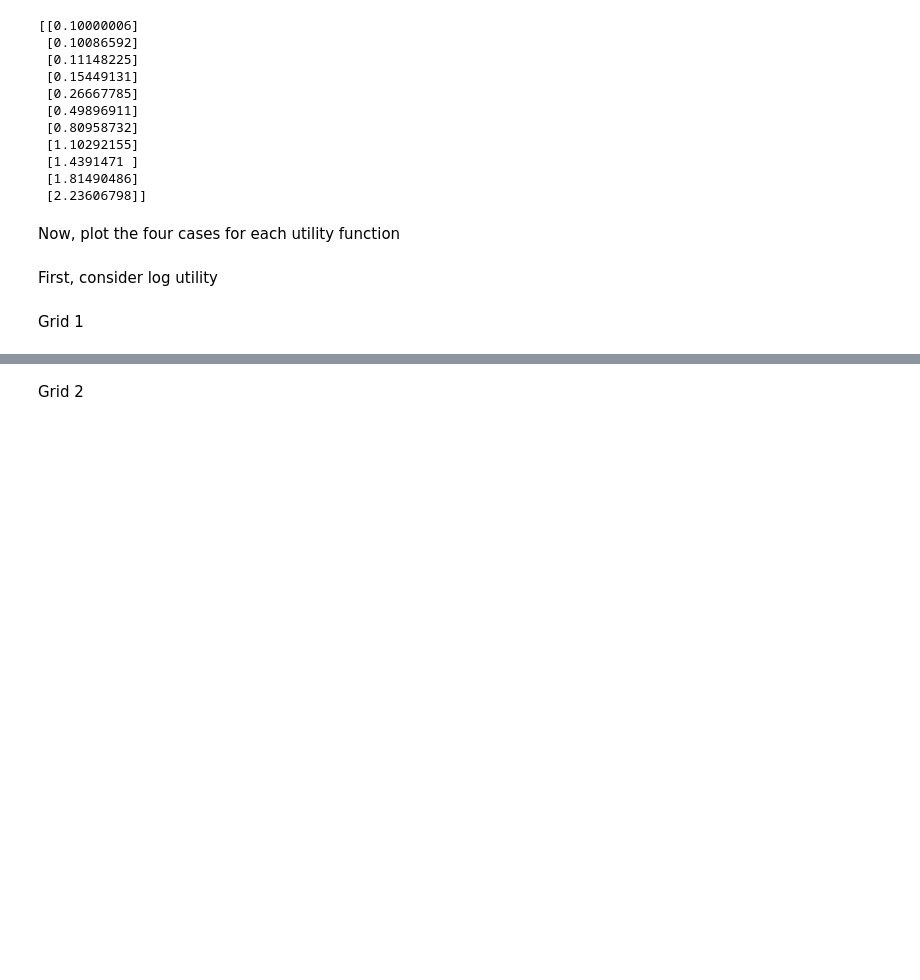
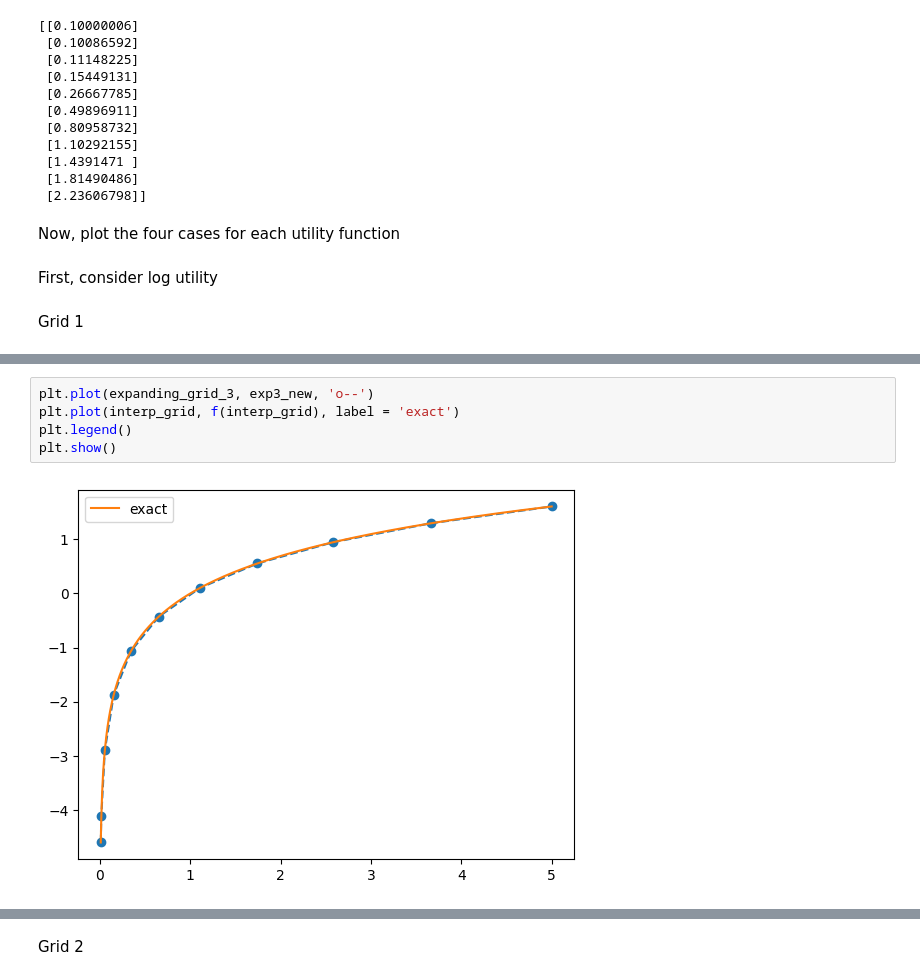
Before and after one commit to sgcbayli024/ECON8185_Homework, a Jupyter notebook: HW2_Bayliss.ipynb, the cells around one changed output, grey strips where cells are left out. Drawn from its saved outputs; the diff is of its cells as text; blank space fills up the shorter version.

```diff
--- a/HW2_Bayliss.ipynb
+++ b/HW2_Bayliss.ipynb
@@ -406,0 +428,7 @@ Grid 1
+# %%
+plt.plot(expanding_grid_3, exp3_new, 'o--')
+plt.plot(interp_grid, f(interp_grid), label = 'exact')
+plt.legend()
+plt.show()
+# %% [output]
+[figure, added]
```
Also changed, not shown: parts of 17 cells of this notebook.
